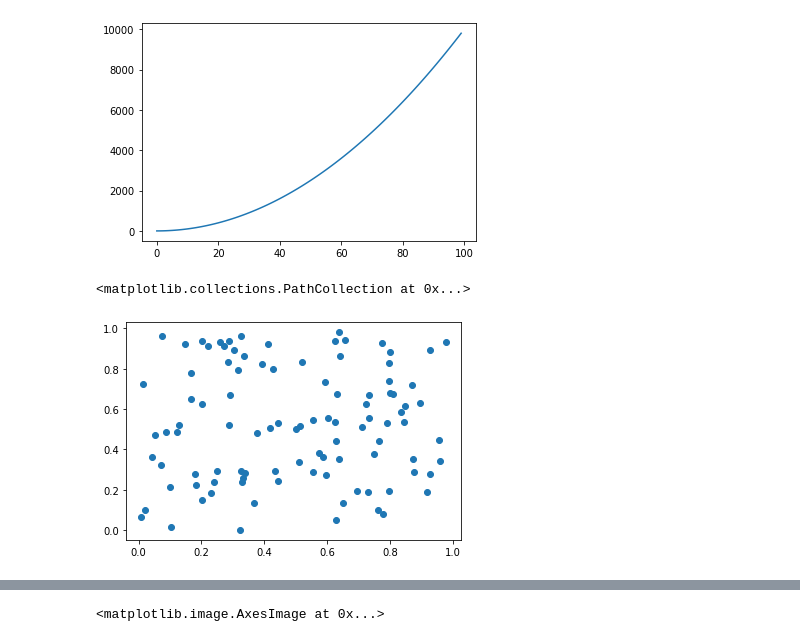
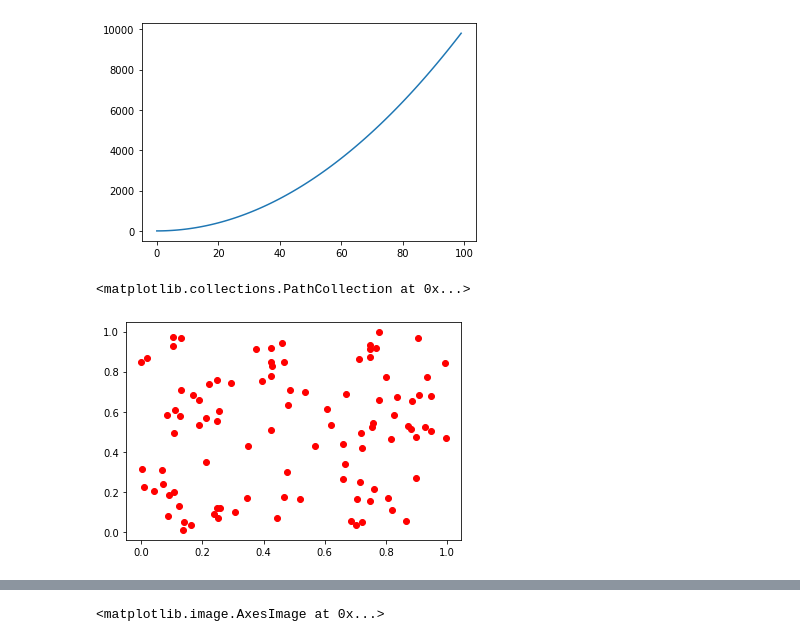
Before and after one commit to NSCC-COGS/Aestheta, a Jupyter notebook: Tutorials/numpy_tutorial.ipynb, the cells around one changed output, grey strips where cells are left out. Cells and saved outputs as stored; diff of their text form; code cells hidden in the pictures.

```diff
--- a/Tutorials/numpy_tutorial.ipynb
+++ b/Tutorials/numpy_tutorial.ipynb
@@ -795,10 +1020,10 @@ plt.plot(arr)
 # %%
 arr1 = np.random.rand(100)
 arr2 = np.random.rand(100)
-plt.scatter(arr1,arr2)
+plt.scatter(arr1,arr2, c='red')
 # %% [output]
 <matplotlib.collections.PathCollection at 0x...>
-[figure, old version]
+[figure, new version]
 # %%
 arr = np.random.rand(255,255,3)
 plt.imshow(arr)
```
Also changed, not shown: parts of 24 cells of this notebook.
